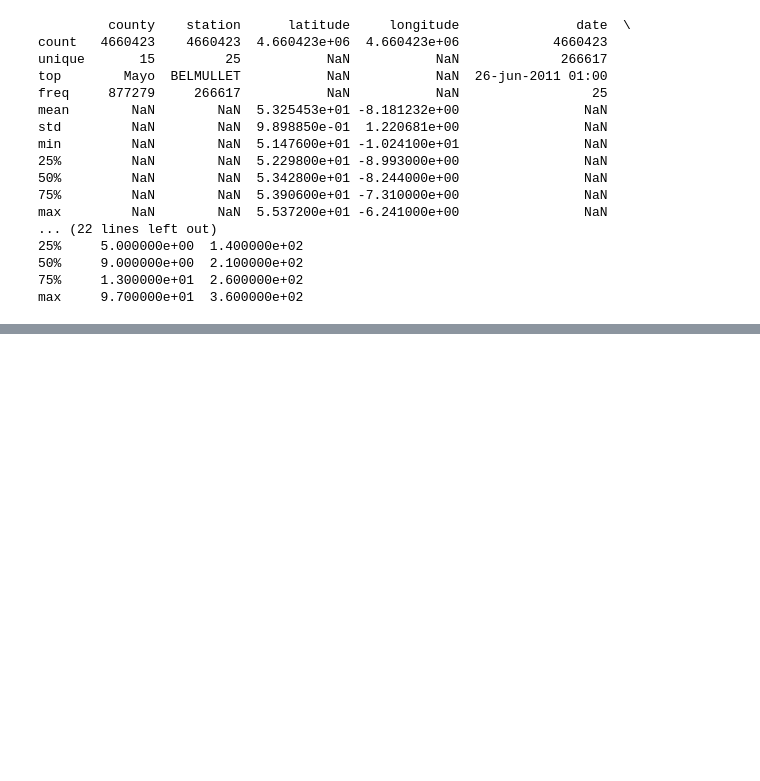
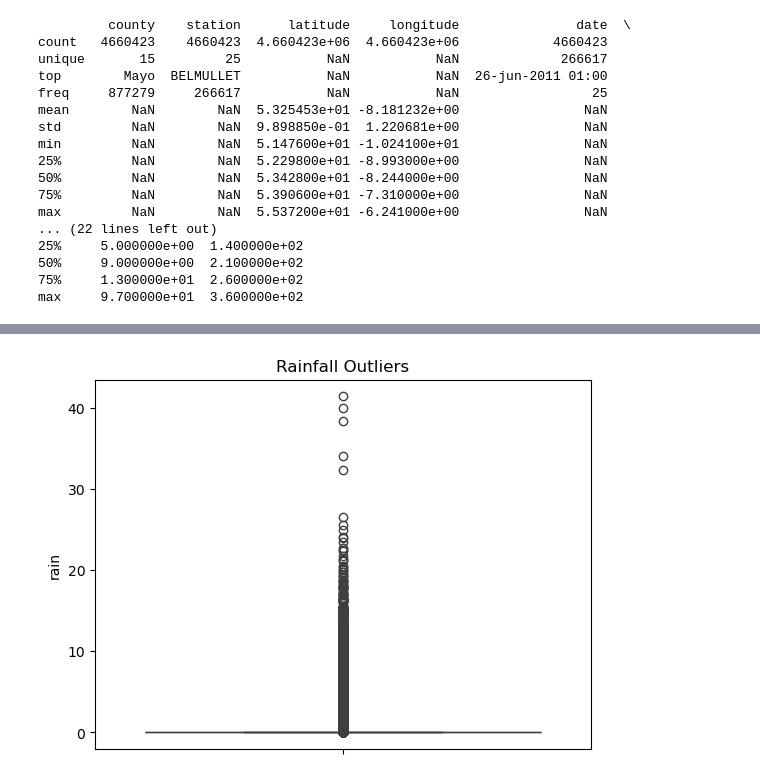
Before and after one commit to Sushil307/msc-feb2024-capstone, a Jupyter notebook: Feb-CA1.ipynb, the cells around one changed output, grey strips where cells are left out. Cells and saved outputs as stored; diff of their text form; code cells hidden in the pictures; blank space fills up the shorter version.

```diff
--- a/Feb-CA1.ipynb
+++ b/Feb-CA1.ipynb
@@ -195,0 +289,6 @@ max     9.700000e+01  3.600000e+02
+# %%
+# Outliers Detection
+sns.boxplot(df['rain']).set_title("Rainfall Outliers")
+plt.show()
+# %% [output]
+[figure, added]
```
Also changed, not shown: parts of 8 cells of this notebook.
